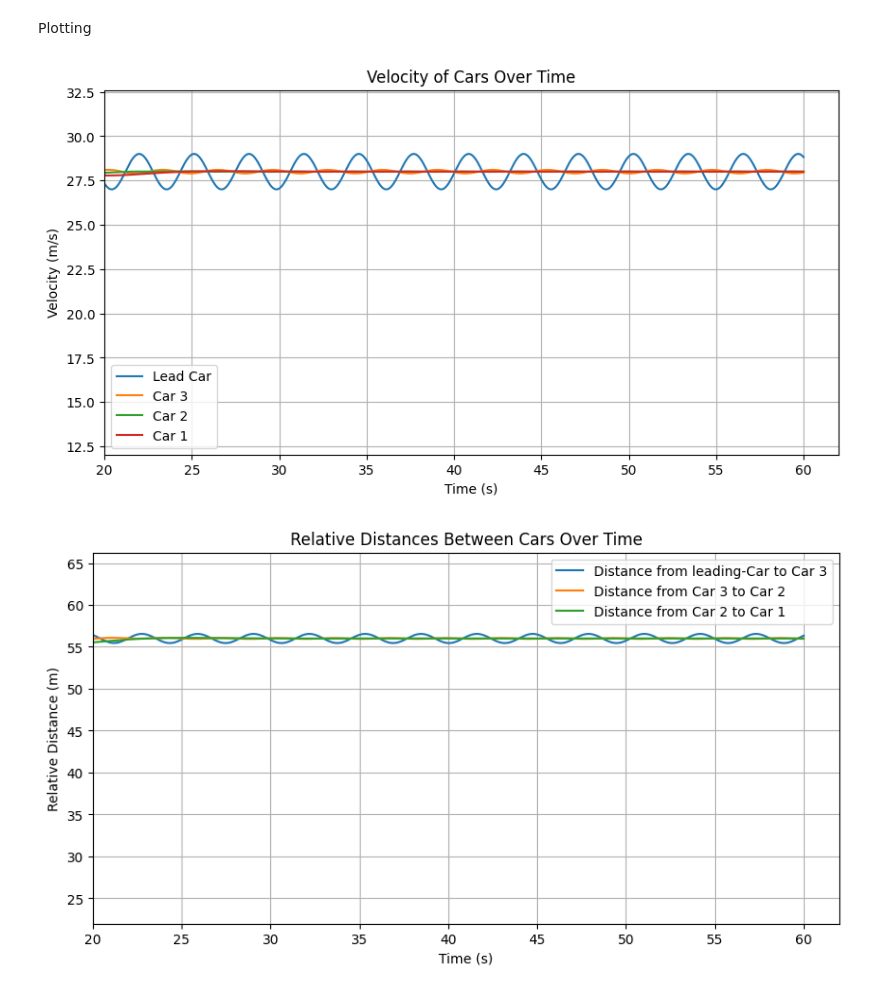
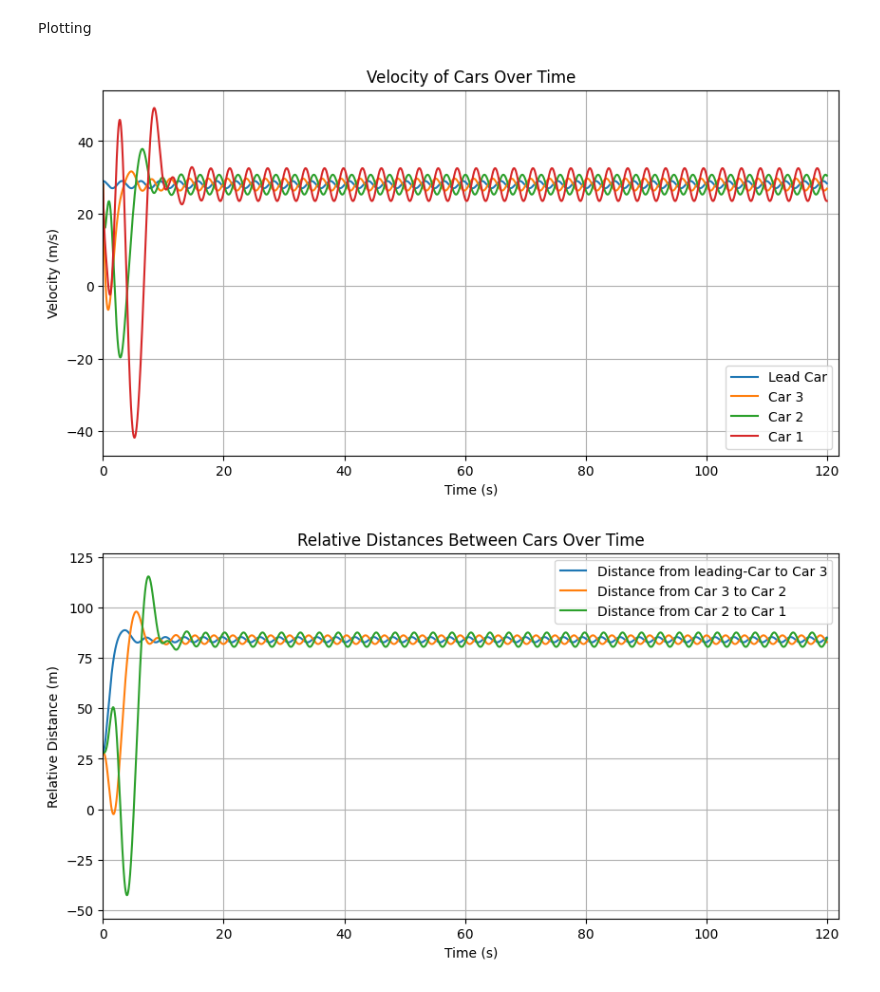
Before and after one commit to s204496/01257_advanced_math_modeling, a Jupyter notebook: numerical_simulations.ipynb, the cells around one changed output. Cells and saved outputs as stored; diff of their text form; code cells hidden in the pictures.

```diff
--- a/numerical_simulations.ipynb
+++ b/numerical_simulations.ipynb
@@ -11,10 +11,14 @@ Simulation of 4 cars with a front car with constant velocity plus a sin function
 #Defining variables
 # Define number of cars including the leader.
 #number_of_cars = 2
-omega = 2
+constant_leading_speed,omega, amplitude = 28, 2, 1
 number_of_cars = 4
-b,c=0.8,0.4
-T=2
+b,c=1.6,1.6
+T=3
+# Defining constants for adjusted acceleration
+c1,c2,c3,c4 = -1,1,-10,10
+k,l = 10, 0.25
+adjusted_acceleration = True
 # Defining starting positions
 #position = [[2],[0]]
 position = [[84],[56],[28],[0]]
@@ -28,17 +32,27 @@ for i in range(number_of_cars-1):
 Formular for speed of leading car and accelaration:
 # %%
 #Speed of leading car
-def v_f(t,omega):
-    return 28+np.cos(omega*t)
+def v_f(c,t,omega,amplitude_local):
+    return c+amplitude_local*np.cos(omega*t)
 
 #Defining the accelaration function by the PD controller
 def acc(d,v_self,v_front,T_local):
     return b*(v_front-v_self)+c*(d-v_front*T_local)
+
+#Defining adjusted accelaration function
+# c1 is the lower limit of the 'rate-zero'.
+# c2 is the upper limit of the 'rate-zero'.
+# c3 is the lower limit, where the acceleration becomes constant.
+# c4 is the upper limit, where the acceleration becomes constant.
+def acc_adj(a, c1, c2, c3, c4, k, l):
+    f = 1/2 * (2 + np.tanh(k * (a - c2)) - np.tanh(k * (a - c1)))
+    g = f * (1/2 * ((c4 - c3) * np.tanh(l * a) + (c4 + c3)))
+    return g
 # %% [markdown]
 Simulation code using eulers method.
 # %%
 time_steps = 100000
-time_period = 60
+time_period = 120
 step_size = time_period/time_steps
 
 # Using eulers method
@@ -48,9 +62,13 @@ for i in range(time_steps):
         if j != 0:
             relative_position[j-1].append(position[j-1][i] - position[j][i])
         if j == 0:
-            velocity[j].append(v_f((i*step_size),omega))
+            velocity[j].append(v_f(constant_leading_speed,(i*step_size),omega,amplitude))
         else:
-            a = acc(relative_position[j-1][i],velocity[j][i],velocity[j-1][i],T)
+            if adjusted_acceleration:
+                a_temp = acc(relative_position[j-1][i],velocity[j][i],velocity[j-1][i],T)
+                a = acc_adj(a_temp,c1,c2,c3,c4,k,l)
+            else:
+                a = acc(relative_position[j-1][i],velocity[j][i],velocity[j-1][i],T)
             velocity[j].append(velocity[j][i] + a*step_size)
 # %% [markdown]
 Plotting
@@ -64,34 +82,34 @@ for i in range(number_of_cars):
     if i == 0:
         plt.plot(time, velocity[i], label="Lead Car")
     else:
         plt.plot(time, velocity[i], label="Car "+str(number_of_cars-i))
 plt.title("Velocity of Cars Over Time")
 plt.xlabel("Time (s)")
 plt.ylabel("Velocity (m/s)")
 plt.legend()
 plt.grid(True)
-plt.xlim(20, time_period+2)
+plt.xlim(0, time_period+2)
 plt.ylim(min(min(row) for row in velocity)-0.1*max(max(row) for row in velocity), 1.1*max(max(row) for row in velocity))
 
 plt.show()
 plt.show()
 
 # Plot relative distances
 plt.figure(figsize=(10, 5))
 for i in range(number_of_cars-1):
     if i == 0:
         plt.plot(time, relative_position[i], label="Distance from leading-Car to Car "+str(number_of_cars-1))
     else:
         plt.plot(time, relative_position[i], label="Distance from Car "+str(number_of_cars-i)+" to Car "+str(number_of_cars-i-1))
 plt.title("Relative Distances Between Cars Over Time")
 plt.xlabel("Time (s)")
 plt.ylabel("Relative Distance (m)")
 plt.legend()
 plt.grid(True)
-plt.xlim(20, time_period+2)
+plt.xlim(0, time_period+2)
 plt.ylim(min(min(row) for row in relative_position)-0.1*max(max(row) for row in relative_position), 1.1*max(max(row) for row in relative_position))
 
 plt.show()
 # %% [output]
-[figure, old version]
+[figure, new version]
-[figure, old version]
+[figure, new version]
```
Also changed, not shown: parts of 3 cells of this notebook.
